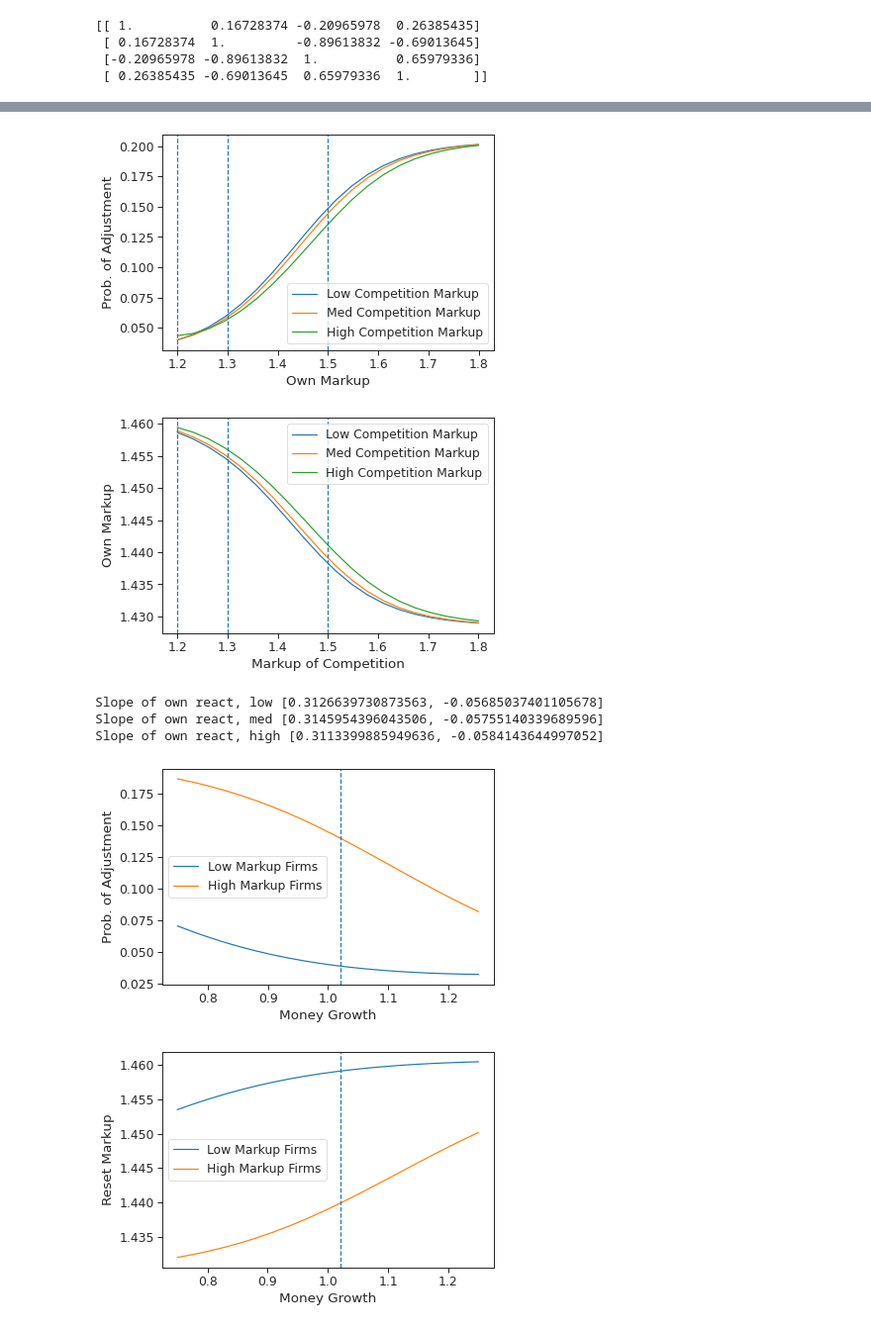
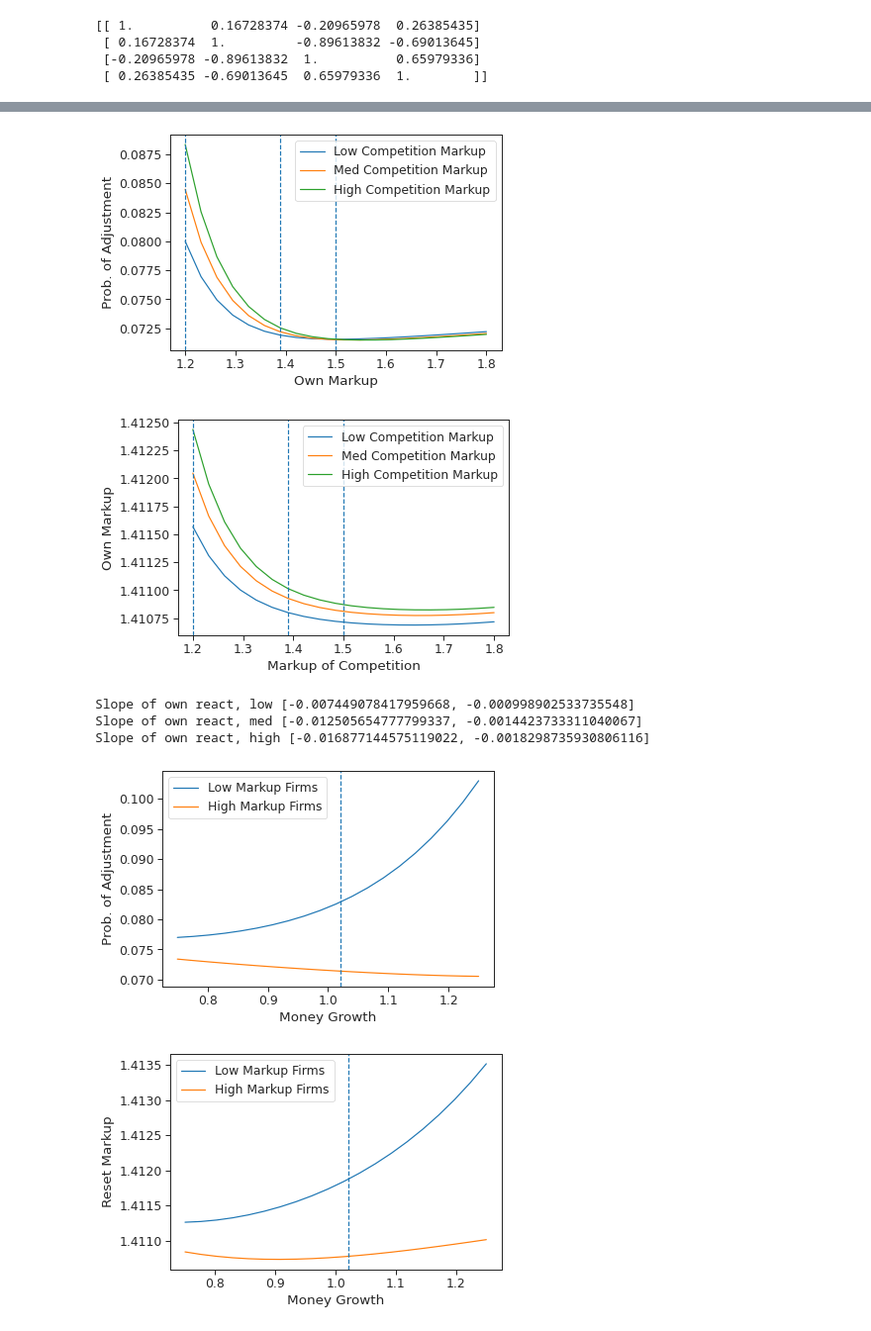
Before and after one commit to marketsAI/marketsAI, a Jupyter notebook: marketsai/mon_policy/analysis_infin_Nov15.ipynb, the cells around one changed output, grey strips where cells are left out. Shown: that part at 99% size. Cells and saved outputs as stored; diff of their text form; code cells hidden in the pictures.

```diff
--- a/marketsai/mon_policy/analysis_infin_Nov15.ipynb
+++ b/marketsai/mon_policy/analysis_infin_Nov15.ipynb
@@ -252,7 +252,7 @@ print(np.corrcoef([results["Markups"],results["Freq. of Adj."],results["Size of
  [ 0.26385435 -0.69013645  0.65979336  1.        ]]
 # %%
 CHKPT_SELECT_REF = True
-RESULTS_REF = np.array([1.38, 0.12, 0.1, 0.05])
+RESULTS_REF = np.array([1.38, 0.07, 0.15, 0.05])
 CHKPT_SELECT_MANUAL = False
 CHKPT_id = 0
 CHKPT_SELECT_MIN = False
@@ -322,7 +322,7 @@ if CHKPT_SELECT_REF:
             ** 2
             + (
                 (results["S.D. of log C"][i] - RESULTS_REF[3])
-                / results_stats["S.D. S.D. of log C."]
+                / results_stats["S.D. S.D. of log C"]
             )
             ** 2
             for i in range(NUM_TRIALS)
@@ -352,7 +352,7 @@ Selected chekpoint; [1.3793954625208518, 0.11774327984996874, 0.1013572032920098
 
 shutdown()
 init(
-    num_cpus = 48,
+    num_cpus = 12,
     log_to_driver=False,
 )
 
@@ -370,21 +370,21 @@ markup = [1.2 + (i / 19)*(0.6) for i in range(20)]
 if not OBS_IDSHOCK:
     obs_reaction_lowmu = [
         np.array(
-            [markup[i], 1.2] + [1.165, math.e ** env.params["log_g_bar"]],
+            [markup[i], 1.2] + [1.256, math.e ** env.params["log_g_bar"]],
             dtype=np.float32,
         )
         for i in range(20)
     ]
     obs_reaction_medmu = [
         np.array(
-            [markup[i], 1.3] + [1.165, math.e ** env.params["log_g_bar"]],
+            [markup[i], 1.39] + [1.256, math.e ** env.params["log_g_bar"]],
             dtype=np.float32,
         )
         for i in range(20)
     ]
     obs_reaction_highmu = [
         np.array(
-            [markup[i], 1.5] + [1.165, math.e ** env.params["log_g_bar"]],
+            [markup[i], 1.5] + [1.256, math.e ** env.params["log_g_bar"]],
             dtype=np.float32,
         )
         for i in range(20)
@@ -392,21 +392,21 @@ if not OBS_IDSHOCK:
 else:
     obs_reaction_lowmu = [
         np.array(
-            [markup[i], 1.2, 1, 1] + [1.165, math.e ** env.params["log_g_bar"]],
+            [markup[i], 1.2, 1, 1] + [1.256, math.e ** env.params["log_g_bar"]],
             dtype=np.float32,
         )
         for i in range(20)
     ]
     obs_reaction_medmu = [
         np.array(
-            [markup[i], 1.3, 1, 1] + [1.165, math.e ** env.params["log_g_bar"]],
+            [markup[i], 1.39, 1, 1] + [1.256, math.e ** env.params["log_g_bar"]],
             dtype=np.float32,
         )
         for i in range(20)
     ]
     obs_reaction_highmu = [
         np.array(
-            [markup[i], 1.5, 1, 1] + [1.165, math.e ** env.params["log_g_bar"]],
+            [markup[i], 1.5, 1, 1] + [1.256, math.e ** env.params["log_g_bar"]],
             dtype=np.float32,
         )
         for i in range(20)
@@ -436,7 +436,7 @@ plt.plot(x, move_prob_lowmu)
 plt.plot(x, move_prob_medmu)
 plt.plot(x, move_prob_highmu)
 plt.axvline(x=1.2, linestyle='--')
-plt.axvline(x=1.3, linestyle='--')
+plt.axvline(x=1.39, linestyle='--')
 plt.axvline(x=1.5, linestyle='--')
 plt.legend(
     ["Low Competition Markup", "Med Competition Markup", "High Competition Markup"]
@@ -454,7 +454,7 @@ plt.plot(x, reset_lowmu)
 plt.plot(x, reset_medmu)
 plt.plot(x, reset_highmu)
 plt.axvline(x=1.2, linestyle='--')
-plt.axvline(x=1.3, linestyle='--')
+plt.axvline(x=1.39, linestyle='--')
 plt.axvline(x=1.5, linestyle='--')
 plt.legend(
     ["Low Competition Markup", "Med Competition Markup", "High Competition Markup"]
@@ -493,28 +493,28 @@ mon_policy = [0.75
 # print(mon_policy)
 if not OBS_IDSHOCK:
     obs_monpol_lowmu = [
-        np.array([1.2, 1.3] + [1.165, mon_policy[i]], dtype=np.float32)
+        np.array([1.2, 1.3] + [1.256, mon_policy[i]], dtype=np.float32)
         for i in range(20)
     ]
     obs_monpol_medmu = [
-        np.array([1.3, 1.3] + [1.165, mon_policy[i]], dtype=np.float32)
+        np.array([1.39, 1.3] + [1.256, mon_policy[i]], dtype=np.float32)
         for i in range(20)
     ]
     obs_monpol_highmu = [
-        np.array([1.5, 1.3] + [1.165, mon_policy[i]], dtype=np.float32)
+        np.array([1.5, 1.3] + [1.256, mon_policy[i]], dtype=np.float32)
         for i in range(20)
     ]
 else:
     obs_monpol_lowmu = [
-        np.array([1.2, 1.3, 1, 1] + [1.165, mon_policy[i]], dtype=np.float32)
+        np.array([1.2, 1.3, 1, 1] + [1.256, mon_policy[i]], dtype=np.float32)
         for i in range(20)
     ]
     obs_monpol_medmu = [
-        np.array([1.3, 1.3, 1, 1] + [1.165, mon_policy[i]], dtype=np.float32)
+        np.array([1.39, 1.39, 1, 1] + [1.256, mon_policy[i]], dtype=np.float32)
         for i in range(20)
     ]
     obs_monpol_highmu = [
-        np.array([1.5, 1.3, 1, 1] + [1.165, mon_policy[i]], dtype=np.float32)
+        np.array([1.5, 1.39, 1, 1] + [1.256, mon_policy[i]], dtype=np.float32)
         for i in range(20)
     ]
 
@@ -585,21 +585,21 @@ markup = [1.2 + (i / 19)*0.6 for i in range(20)]
 if not OBS_IDSHOCK:
     obs_reaction_lowmu = [
         np.array(
-            [1.2, markup[i]] + [1.165, math.e ** env.params["log_g_bar"]],
+            [1.2, markup[i]] + [1.256, math.e ** env.params["log_g_bar"]],
             dtype=np.float32,
         )
         for i in range(20)
     ]
     obs_reaction_medmu = [
         np.array(
-            [1.3, markup[i]] + [1.165, math.e ** env.params["log_g_bar"]],
+            [1.39, markup[i]] + [1.256, math.e ** env.params["log_g_bar"]],
             dtype=np.float32,
         )
         for i in range(20)
     ]
     obs_reaction_highmu = [
         np.array(
-            [1.5, markup[i]] + [1.165, math.e ** env.params["log_g_bar"]],
+            [1.5, markup[i]] + [1.256, math.e ** env.params["log_g_bar"]],
             dtype=np.float32,
         )
         for i in range(20)
@@ -607,21 +607,21 @@ if not OBS_IDSHOCK:
 else:
     obs_reaction_lowmu = [
         np.array(
-            [1.2, markup[i], 1, 1] + [1.165, math.e ** env.params["log_g_bar"]],
+            [1.2, markup[i], 1, 1] + [1.256, math.e ** env.params["log_g_bar"]],
             dtype=np.float32,
         )
         for i in range(20)
     ]
     obs_reaction_medmu = [
         np.array(
-            [1.3, markup[i], 1, 1] + [1.165, math.e ** env.params["log_g_bar"]],
+            [1.39, markup[i], 1, 1] + [1.256, math.e ** env.params["log_g_bar"]],
             dtype=np.float32,
         )
         for i in range(20)
     ]
     obs_reaction_highmu = [
         np.array(
-            [1.5, markup[i], 1, 1] + [1.165, math.e ** env.params["log_g_bar"]],
+            [1.5, markup[i], 1, 1] + [1.256, math.e ** env.params["log_g_bar"]],
             dtype=np.float32,
         )
         for i in range(20)
@@ -651,7 +651,7 @@ plt.plot(x, move_prob_lowmu)
 plt.plot(x, move_prob_medmu)
 plt.plot(x, move_prob_highmu)
 plt.axvline(x=1.2, linestyle='--')
-plt.axvline(x=1.3, linestyle='--')
+plt.axvline(x=1.39, linestyle='--')
 plt.axvline(x=1.5, linestyle='--')
 plt.ylim([0, 0.4])
 plt.legend(["Low Markup Firms", "Med Markup Firms", "High Markup Firms"])
@@ -667,7 +667,7 @@ plt.plot(x, reset_lowmu)
 plt.plot(x, reset_medmu)
 plt.plot(x, reset_highmu)
 plt.axvline(x=1.2, linestyle='--')
-plt.axvline(x=1.3, linestyle='--')
+plt.axvline(x=1.39, linestyle='--')
 plt.axvline(x=1.5, linestyle='--')
 plt.legend(["Low Markup Firms", "Med Markup Firms", "High Markup Firms"])
 plt.xlabel("Markup of Competition")
@@ -703,7 +702,7 @@ print("Slope of react, high", [slope_react_prob_high, slope_react_reset_high])
-[figure, old version]
+[figure, new version]
-[figure, old version]
+[figure, new version]
-Slope of own react, low [0.3126639730873563, -0.05685037401105678]
-Slope of own react, med [0.3145954396043506, -0.05755140339689596]
-Slope of own react, high [0.3113399885949636, -0.0584143644997052]
+Slope of own react, low [-0.007449078417959668, -0.000998902533735548]
+Slope of own react, med [-0.012505654777799337, -0.0014423733311040067]
+Slope of own react, high [-0.016877144575119022, -0.0018298735930806116]
-[figure, old version]
+[figure, new version]
-[figure, old version]
+[figure, new version]
```
Also changed, not shown: parts of 3 cells of this notebook, 3 other files.
